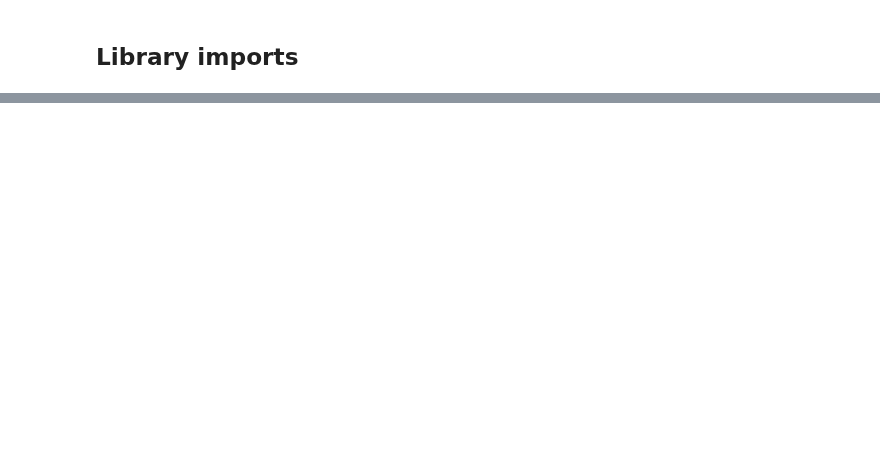
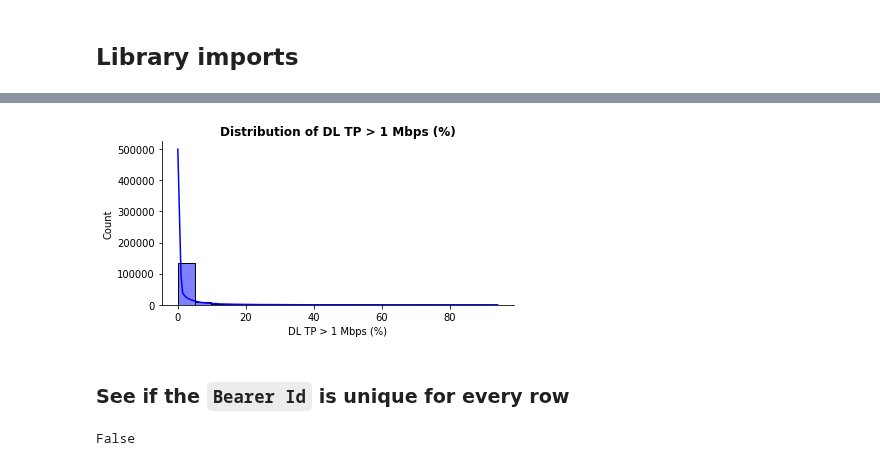
Before and after one commit to Hen0k/TellCo-user-analysis, a Jupyter notebook: notebooks/EDA.ipynb, the cells around one changed output, grey strips where cells are left out. Saved outputs shown, nothing was run; the diff lists cells and outputs as text; code cells hidden in the pictures; blank space fills up the shorter version.

```diff
--- a/notebooks/EDA.ipynb
+++ b/notebooks/EDA.ipynb
@@ -88,0 +264,4 @@ gc.collect()
+# %%
+plot_hist(tellco_df, 'DL TP > 1 Mbps (%)', 'blue')
+# %% [output]
+[figure, added]
@@ -88,0 +270,6 @@ gc.collect()
+# %% [markdown]
+### See if the `Bearer Id` is unique for every row
+# %%
+tellco_df['Bearer Id'].unique().shape[0] == tellco_df.shape[0]
+# %% [output]
+False
```
Also changed, not shown: parts of 32 cells of this notebook.
